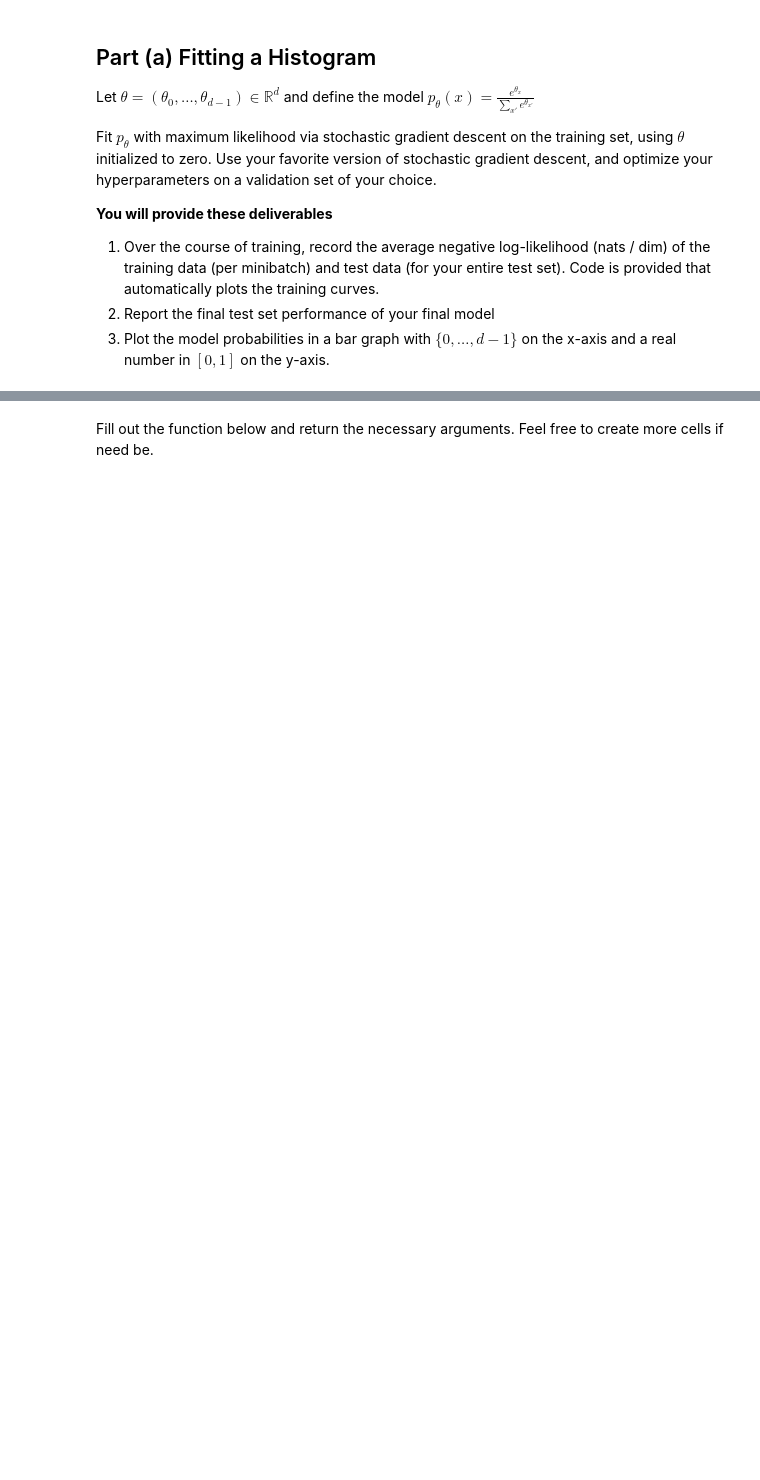
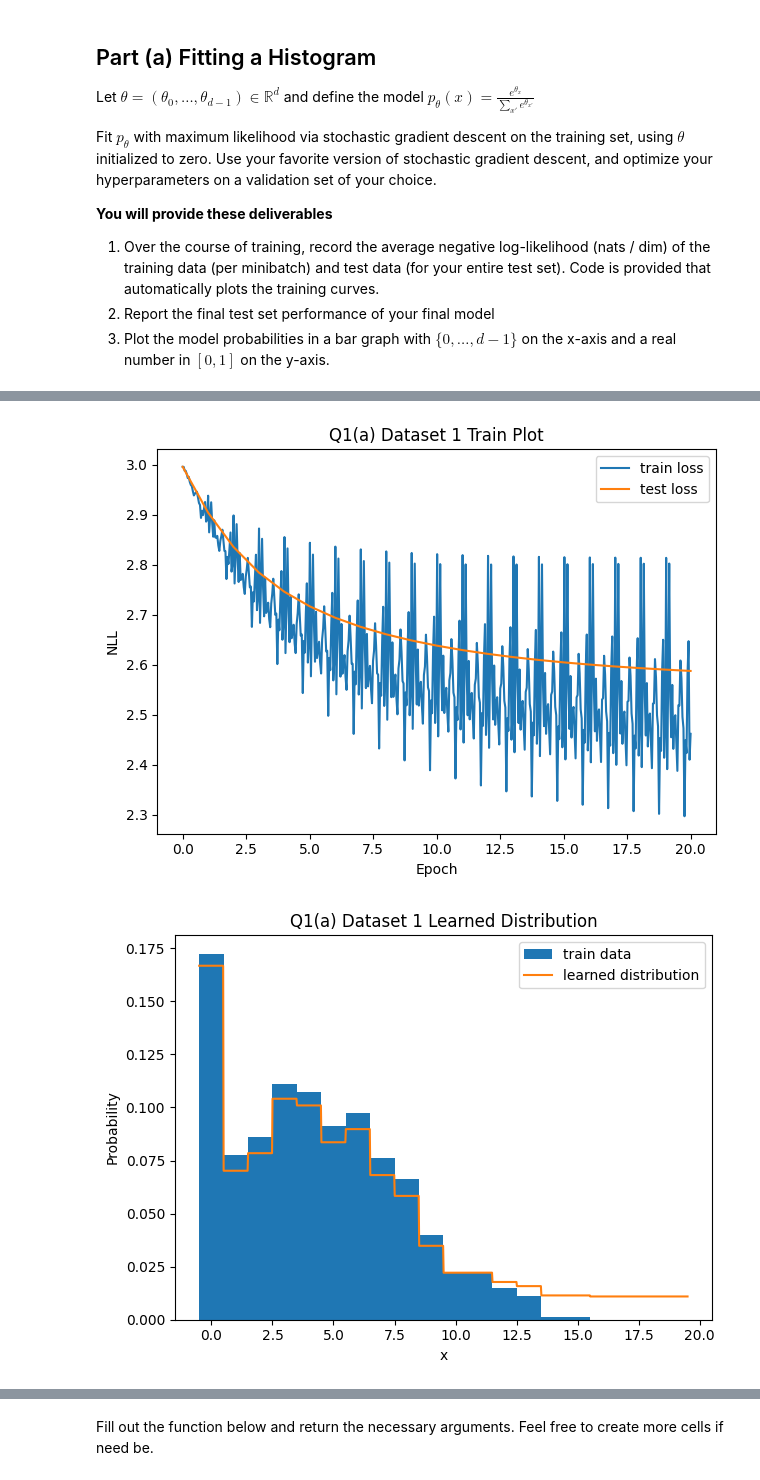
Before and after one commit to autumnjohnson/hw1, a Jupyter notebook: hw1.ipynb, the cells around one changed output, grey strips where cells are left out. Saved outputs shown, nothing was run; the diff lists cells and outputs as text; code cells hidden in the pictures; blank space fills up the shorter version.

```diff
--- a/hw1.ipynb
+++ b/hw1.ipynb
@@ -132,3 +140,62 @@ Fit $p_\theta$ with maximum likelihood via stochastic gradient descent on the tr
 # calculate the kl divergence
 def kl_divergence(p, q):
     return sum(p[i] * np.log2(p[i]/q[i]) for i in range(len(p)))
+# %%
+from deepul.hw1_helper import q1_save_results
+import torch
+
+
+def loss_nll(observed, theta):
+    numerator = torch.exp(torch.gather(theta, dim=0, index=observed))
+    denom = torch.exp(theta).sum()
+    model = numerator / denom
+    return torch.mean(-torch.log(model))
+
+
+def sdg(train_data, test_data, d, dset_id):
+    theta = torch.zeros(d, dtype=torch.float32, requires_grad=True)
+    train_losses = []
+    test_losses = [loss_nll(torch.tensor(test_data), theta).item()]
+
+    data = list(torch.utils.data.BatchSampler(
+        train_data, batch_size=32, drop_last=False))
+
+    optimizer = torch.optim.SGD([theta], lr=0.1)
+
+    for _ in range(20):
+        for batch in data:
+            optimizer.zero_grad()
+            batch = torch.tensor(batch)
+            loss = loss_nll(batch, theta)
+            loss.backward()
+            optimizer.step()
+            train_losses.append(loss.item())
+        test_losses.append(loss_nll(torch.tensor(test_data), theta).item())
+
+        # theta = theta - learning_rate * gradient(?????)
+        # prob_model = softmax(train_data, axis=0)  # (dim=1)
+        # classes = np.arange(d)
+        # _, counts = np.unique(train_data, return_counts=True)
+        # z = np.array(zip(classes, counts))
+    return train_losses, test_losses, torch.softmax(theta, dim=0).detach().numpy()
+
+
+def q1_a(train_data, test_data, d, dset_id):
+    """
+    train_data: An (n_train,) numpy array of integers in {0, ..., d-1}
+    test_data: An (n_test,) numpy array of integers in {0, .., d-1}
+    d: The number of possible discrete values for random variable x
+    dset_id: An identifying number of which dataset is given (1 or 2). Most likely
+               used to set different hyperparameters for different datasets
+
+    Returns
+    - a (# of training iterations,) numpy array of train_losses evaluated every minibatch
+    - a (# of epochs + 1,) numpy array of test_losses evaluated once at initialization and after each epoch
+    - a numpy array of size (d,) of model probabilities
+    """
+
+    return sdg(train_data, test_data, d, dset_id)
+
+
+q1_save_results(1, 'a', q1_a)
+# %% [output]
@@ -134,0 +203,2 @@ def kl_divergence(p, q):
+[figure, added]
+[figure, added]
```
Also changed, not shown: parts of 15 cells of this notebook, 2 other files.
